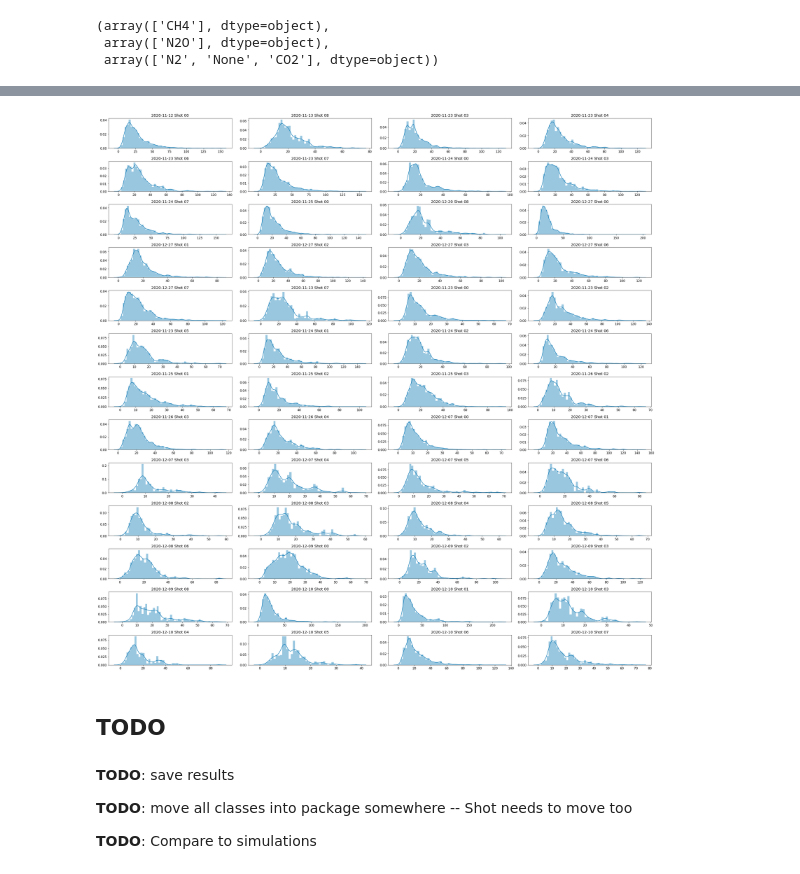
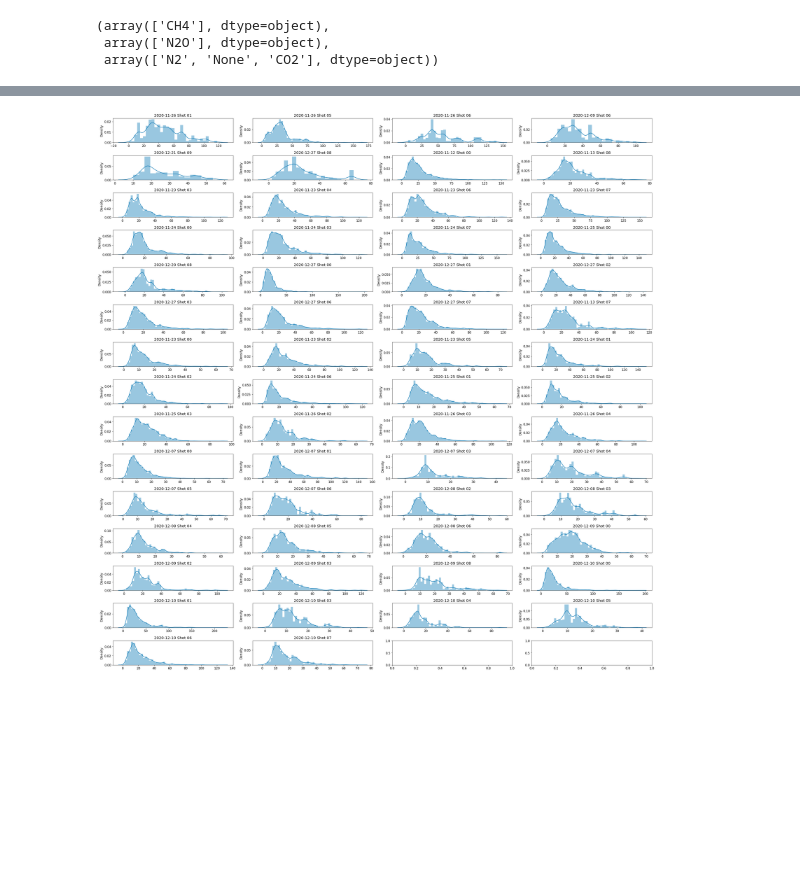
Before and after one commit to scramjetFoam/DetResearch, a Jupyter notebook: scripts/simulation_measurement_comparison/Updated measurement.ipynb, the cells around one changed output, grey strips where cells are left out. Drawn from its saved outputs; the diff is of its cells as text; code cells hidden in the pictures; blank space fills up the shorter version.

```diff
--- a/scripts/simulation_measurement_comparison/Updated measurement.ipynb
+++ b/scripts/simulation_measurement_comparison/Updated measurement.ipynb
@@ -355,7 +367,7 @@ sns.despine()
 df_mean = pd.DataFrame()
 alpha = 0.975
 estimator = np.median
-for (dil_mf_set, diluent), sub_df in df_shots.groupby(["dil_mf_set", "diluent"]):
+for (dil_mf_set, diluent, phi_nom), sub_df in df_shots.groupby(["dil_mf_set", "diluent", "phi_nom"]):
     n_meas = len(sub_df)
     t_stat = t.ppf(0.975, n_meas - 1)
     denom = np.sqrt(n_meas)
@@ -372,6 +384,7 @@ for (dil_mf_set, diluent), sub_df in df_shots.groupby(["dil_mf_set", "diluent"])
             [
                 diluent,
                 dil_mf_set,
+                phi_nom,
                 cell_size.nominal_value,
                 cell_size.std_dev,
                 dil_mf.nominal_value,
@@ -381,6 +394,7 @@ for (dil_mf_set, diluent), sub_df in df_shots.groupby(["dil_mf_set", "diluent"])
         columns=[
             "diluent",
             "dil_mf_set",
+            "phi_nom",
             "cell_size",
             "u_cell_size",
             "dil_mf",
@@ -389,5 +403,6 @@ for (dil_mf_set, diluent), sub_df in df_shots.groupby(["dil_mf_set", "diluent"])
     )
     df_mean = pd.concat((this_row, df_mean))
 
+df_mean.dropna(axis=0, inplace=True)
 df_mean
 # %% [output]
@@ -441,12 +478,15 @@ sns.despine()
 # %%
-for diluent, df_diluent in df_shots.groupby("diluent"):
+for (diluent, phi_nom), df_diluent in df_shots.groupby(["diluent", "phi_nom"]):
     plt.figure()
-    _sub_df_mean = df_mean[df_mean["diluent"] == diluent]
-    ax = sns.violinplot("dil_mf_set", "cell_size", data=df_diluent, inner=None)
+    _sub_df_mean = df_mean[
+        (df_mean["diluent"] == diluent)
+        & (df_mean["phi_nom"] == phi_nom)
+    ]
+    ax = sns.violinplot(x="dil_mf_set", y="cell_size", data=df_diluent, inner=None)
     plt.setp(ax.collections, alpha=0.2)
     sns.swarmplot(
-        "dil_mf_set",
-        "cell_size",
+        x="dil_mf_set",
+        y="cell_size",
         data=df_diluent,
         marker=".",
         s=7.5,
@@ -454,8 +494,8 @@ for diluent, df_diluent in df_shots.groupby("diluent"):
         linewidth=0,
     )
     sns.scatterplot(
-        [2, 1, 0],
-        "cell_size",
+        x=len(_sub_df_mean),
+        y="cell_size",
         marker="+",
         color="k",
         s=50,
@@ -464,5 +504,5 @@ for diluent, df_diluent in df_shots.groupby("diluent"):
         zorder=1000,
         edgecolor="w",
     )
-    plt.title(diluent)
+    plt.title(f"phi_nom = {phi_nom} | diluent = {diluent}")
 # %% [output]
@@ -483,20 +528,16 @@ sns.catplot(
 # %%
-plt_rows = 4
-fig, ax = plt.subplots(
-    int(np.ceil(len(results) / plt_rows)), plt_rows, figsize=(30, 30)
-)
-ax = ax.flatten()
-for idx, r in enumerate(results):
-    sns.distplot(r.full_data.all.nominal, ax=ax[idx])
-    ax[idx].set_title(r.shot)
+import warnings
+with warnings.catch_warnings():
+    # they deprecated distplot :(
+    warnings.simplefilter("ignore")
+    plt_rows = 4
+    fig, ax = plt.subplots(
+        int(np.ceil(len(results) / plt_rows)), plt_rows, figsize=(30, 30)
+    )
+    ax = ax.flatten()
+    for idx, r in enumerate(results):
+        sns.distplot(r.full_data.all.nominal, ax=ax[idx])
+        ax[idx].set_title(r.shot)
 plt.tight_layout()
 # %% [output]
-[figure, old version]
+[figure, new version]
-# %% [markdown]
-## TODO
-# %% [markdown]
-**TODO**: save results
-
-**TODO**: move all classes into package somewhere -- Shot needs to move too
-
-**TODO**: Compare to simulations
```
Also changed, not shown: parts of 7 cells of this notebook, 8 other files.
